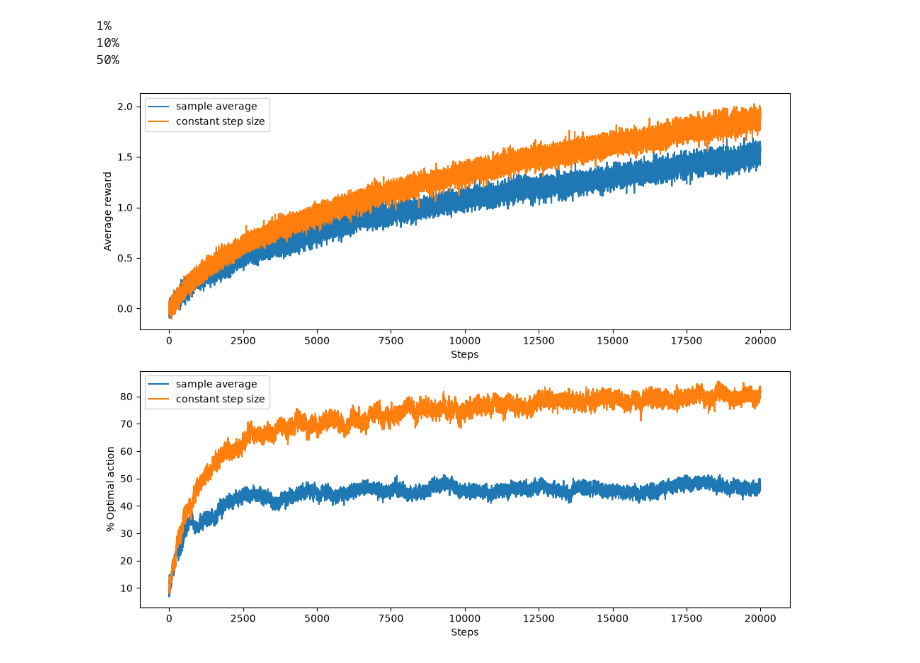
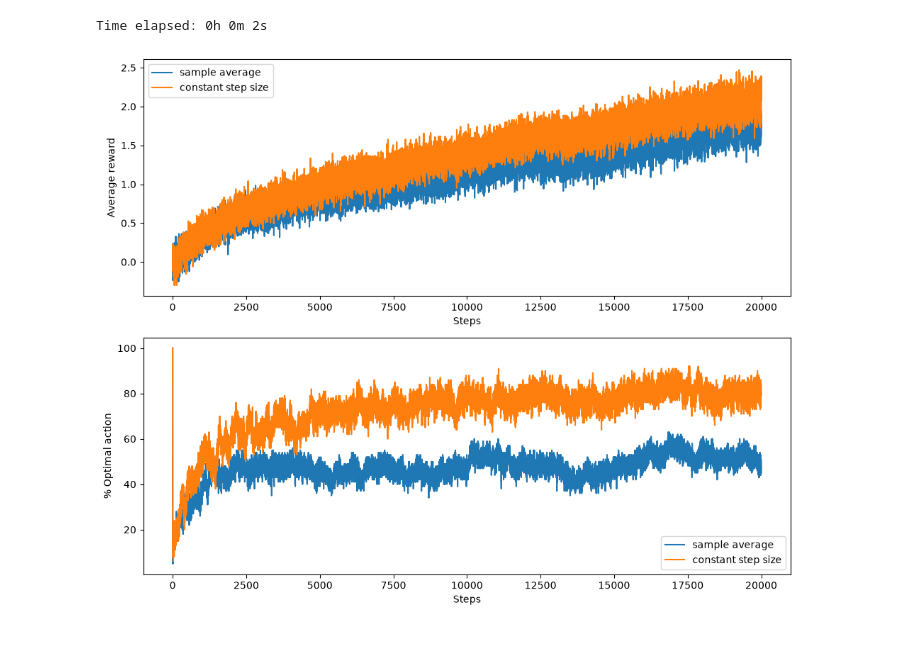
Before and after one commit to Maxime-X/rl-sutton-barto, a Jupyter notebook: Chapter 2/Exercise 2.5/Exercise 2.5 - VECTORIZED.ipynb, the cells around one changed output. Drawn from its saved outputs; the diff is of its cells as text; code cells hidden in the pictures.

Commit message:
major memory improvement from O(runs x steps) to O(steps), fixed bug in optimal choice logic, added run time in output

```diff
--- a/Chapter 2/Exercise 2.5/Exercise 2.5 - VECTORIZED.ipynb
+++ b/Chapter 2/Exercise 2.5/Exercise 2.5 - VECTORIZED.ipynb
@@ -5,6 +5,8 @@
 # Result: Constant step size tracks changes better.
 import numpy as np
 import matplotlib.pyplot as plt
+import time
+
 np.random.seed(42)
 def bandit(actions, true_rewards):
     runs = np.arange(true_rewards.shape[0])
@@ -47,9 +49,9 @@ def egreedy(true_rewards, runs, val_est, action_counts, epsilon):
 
     action_counts[rows, actions] += 1
     val_est[rows, actions] = val_est[rows, actions] + (1/action_counts[rows, actions]) * (rewards - val_est[rows, actions])
-    optimal_actions = np.argmax(true_rewards, axis=1)
-    optimals = (actions == optimal_actions).astype(int)
-    optimals *= 100
+    max_true = true_rewards.max(axis=1, keepdims=True)
+    optimal_mask = true_rewards == max_true
+    optimals = optimal_mask[rows, actions].astype(int) * 100
     return rewards, optimals
 
 
@@ -66,78 +68,65 @@ def agreedy(true_rewards, runs, val_est , action_counts, epsilon, step_size):
     rewards = bandit(actions, true_rewards)
     action_counts[rows, actions] += 1
     val_est[rows, actions] = val_est[rows, actions] + step_size * (rewards - val_est[rows, actions])
-    optimal_actions = np.argmax(true_rewards, axis=1)
-    optimals = (actions == optimal_actions).astype(int)
-    optimals *= 100
+    max_true = true_rewards.max(axis=1, keepdims=True)
+    optimal_mask = true_rewards == max_true
+    optimals = optimal_mask[rows, actions].astype(int) * 100
     return rewards, optimals
 
 def main():
-
-
+    start = time.perf_counter()
     steps = 20000
-    runs = 500
+    runs = 100
     epsilon = 0.1
     constant_step_size = 0.1
-    egreedy_avg_rewards = np.zeros((runs, steps))
-    egreedy_avg_optimals = np.zeros((runs, steps))
-    agreedy_avg_rewards = np.zeros((runs, steps))
-    agreedy_avg_optimals = np.zeros((runs, steps))
-    agreedy_avg_optimals = np.zeros((runs, steps))
-    rows = np.arange(runs)
+    egreedy_avg_rewards = np.zeros(steps)
+    egreedy_avg_optimals = np.zeros(steps)
+    agreedy_avg_rewards = np.zeros(steps)
+    agreedy_avg_optimals = np.zeros(steps)
     true_rewards  = np.zeros((runs, 10))
-
     egreedy_val_est = np.zeros((runs, 10))
     egreedy_action_counts = np.zeros((runs, 10))
     agreedy_val_est = np.zeros((runs, 10))
     agreedy_action_counts = np.zeros((runs, 10))
 
     for step in range(1, steps + 1):
+        # get info of a step across runs
         egreedy_step_rewards, egreedy_step_optimals = egreedy(true_rewards, runs, egreedy_val_est, egreedy_action_counts, epsilon)
         agreedy_step_rewards, agreedy_step_optimals = agreedy(true_rewards, runs, agreedy_val_est, agreedy_action_counts, epsilon, constant_step_size)
+        # track average of each step
+        egreedy_avg_rewards[step - 1] = np.mean(egreedy_step_rewards)
+        egreedy_avg_optimals[step - 1] = np.mean(egreedy_step_optimals)
+        agreedy_avg_rewards[step - 1] = np.mean(agreedy_step_rewards)
+        agreedy_avg_optimals[step - 1] = np.mean(agreedy_step_optimals)
+        # true_reward walk
+        true_rewards += np.random.normal(0, 0.01, size=true_rewards.shape)
+    # print run time
+    elapsed = int(time.perf_counter() - start)
+    hours = elapsed // 3600
+    minutes = (elapsed % 3600) // 60
+    seconds = elapsed % 60
+    print(f"Time elapsed: {hours}h {minutes}m {seconds}s")
 
-        egreedy_avg_rewards[rows, step - 1] = egreedy_step_rewards
-        egreedy_avg_optimals[rows, step - 1] = egreedy_step_optimals
-
-        agreedy_avg_rewards[rows, step - 1] = agreedy_step_rewards
-        agreedy_avg_optimals[rows, step - 1] = agreedy_step_optimals
-
-        true_rewards += np.random.normal(0, 0.01, size=true_rewards.shape)
-        if step == 200:
-            print("1%")
-        if step == 2000:
-            print("10%")
-        if step == 10000:
-            print("50%")
-
-    egreedy_avg_rewards = egreedy_avg_rewards.mean(axis = 0)
-    egreedy_avg_optimals = egreedy_avg_optimals.mean(axis = 0)
-
-    agreedy_avg_rewards = agreedy_avg_rewards.mean(axis = 0)
-    agreedy_avg_optimals = agreedy_avg_optimals.mean(axis = 0)
-
+    #graph data
     fig, (ax1, ax2) = plt.subplots(2, 1, figsize=(10, 8))
-
     ax1.plot(egreedy_avg_rewards, label='sample average')
     ax1.plot(agreedy_avg_rewards, label='constant step size')
     ax1.set_xlabel('Steps')
     ax1.set_ylabel('Average reward')
     ax1.legend()
-
     ax2.plot(egreedy_avg_optimals, label='sample average')
     ax2.plot(agreedy_avg_optimals, label='constant step size')
     ax2.set_xlabel('Steps')
     ax2.set_ylabel('% Optimal action')
     ax2.legend()
 
     plt.tight_layout()
     plt.show()
 
 main()
 # %% [output]
-1%
-10%
-50%
+Time elapsed: 0h 0m 2s
-[figure, old version]
+[figure, new version]
 # %%
 # Exercise 2.5: non-stationary 10-armed bandit
 # Comparing sample average vs constant step size (alpha=0.1) on a non-stationary bandit where true rewards drift due to random walk (mean=0, std=0.01 per step).
```
Also changed, not shown: parts of 1 cell of this notebook.
